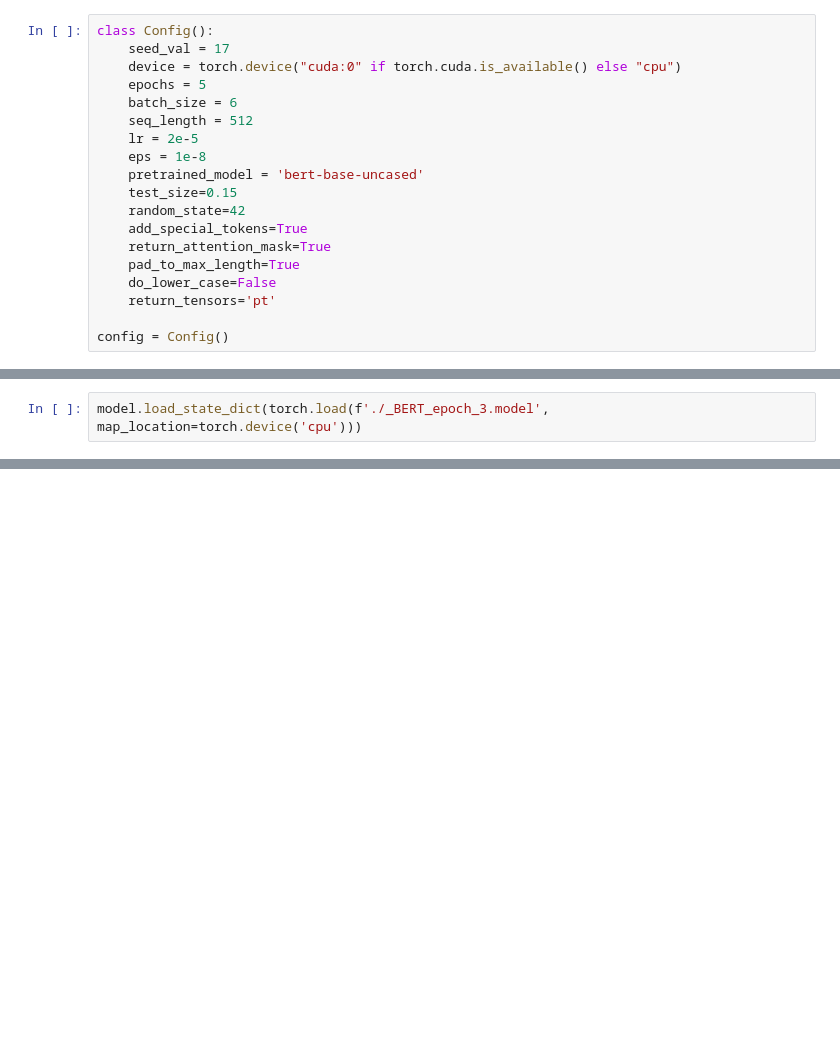
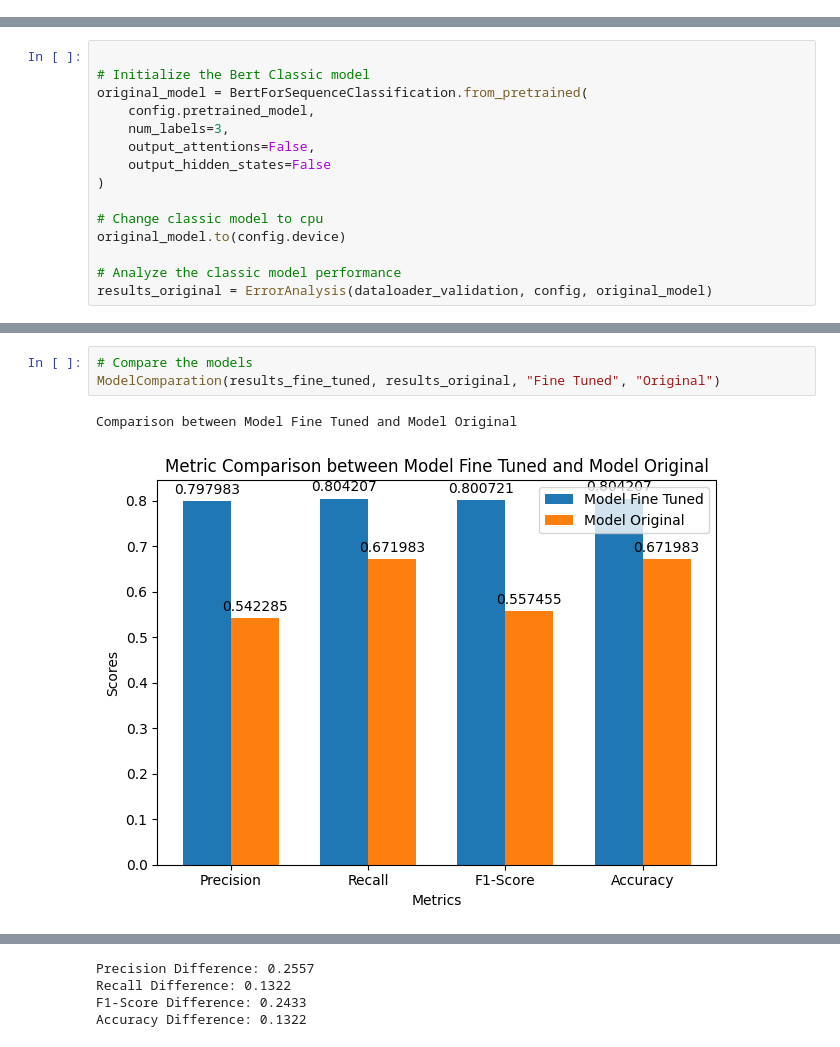
Before and after one commit to Matcom-Projects/Hotel-Recommendation-System, a Jupyter notebook: training.ipynb, the cells around one changed output, grey strips where cells are left out. Drawn from its saved outputs; the diff is of its cells as text; blank space fills up the shorter version.

```diff
--- a/training.ipynb
+++ b/training.ipynb
@@ -198,19 +0,0 @@ NameError: name 'tokenizer' is not defined
-# %%
-class Config():
-    seed_val = 17
-    device = torch.device("cuda:0" if torch.cuda.is_available() else "cpu")
-    epochs = 5
-    batch_size = 6
-    seq_length = 512
-    lr = 2e-5
-    eps = 1e-8
-    pretrained_model = 'bert-base-uncased'
-    test_size=0.15
-    random_state=42
-    add_special_tokens=True
-    return_attention_mask=True
-    pad_to_max_length=True
-    do_lower_case=False
-    return_tensors='pt'
-
-config = Config()
@@ -481,2 +0,0 @@ with Path('params.json').open("w") as f:
-# %%
-model.load_state_dict(torch.load(f'./_BERT_epoch_3.model', map_location=torch.device('cpu')))
@@ -487,0 +696,15 @@ print(classification_report(preds_flat, true_vals))
+# %%
+
+# Initialize the Bert Classic model
+original_model = BertForSequenceClassification.from_pretrained(
+    config.pretrained_model,
+    num_labels=3,
+    output_attentions=False,
+    output_hidden_states=False
+)
+
+# Change classic model to cpu
+original_model.to(config.device)
+
+# Analyze the classic model performance
+results_original = ErrorAnalysis(dataloader_validation, config, original_model)
@@ -487,0 +729,6 @@ print(classification_report(preds_flat, true_vals))
+# %%
+# Compare the models
+ModelComparation(results_fine_tuned, results_original, "Fine Tuned", "Original")
+# %% [output]
+Comparison between Model Fine Tuned and Model Original
+[figure, added]
@@ -487,0 +736,4 @@ print(classification_report(preds_flat, true_vals))
+Precision Difference: 0.2557
+Recall Difference: 0.1322
+F1-Score Difference: 0.2433
+Accuracy Difference: 0.1322
```
Also changed, not shown: parts of 69 cells of this notebook, 3 other files.
